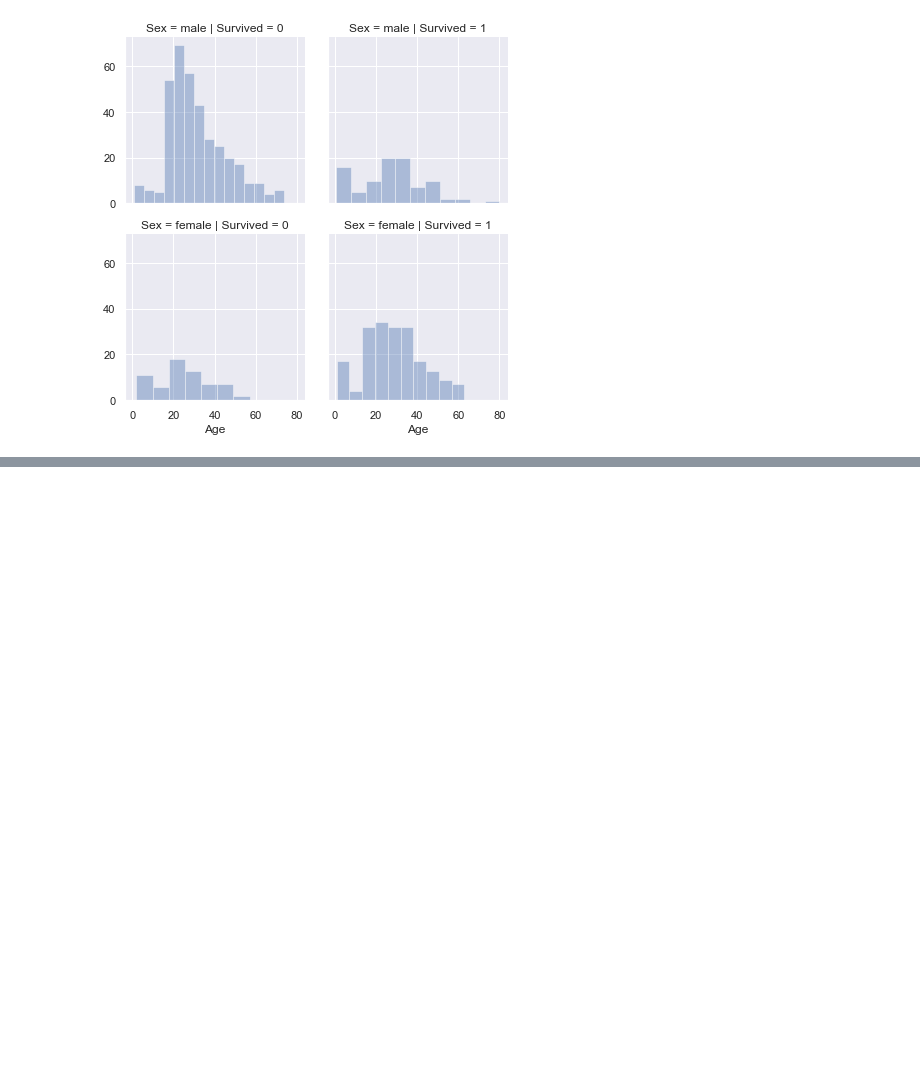
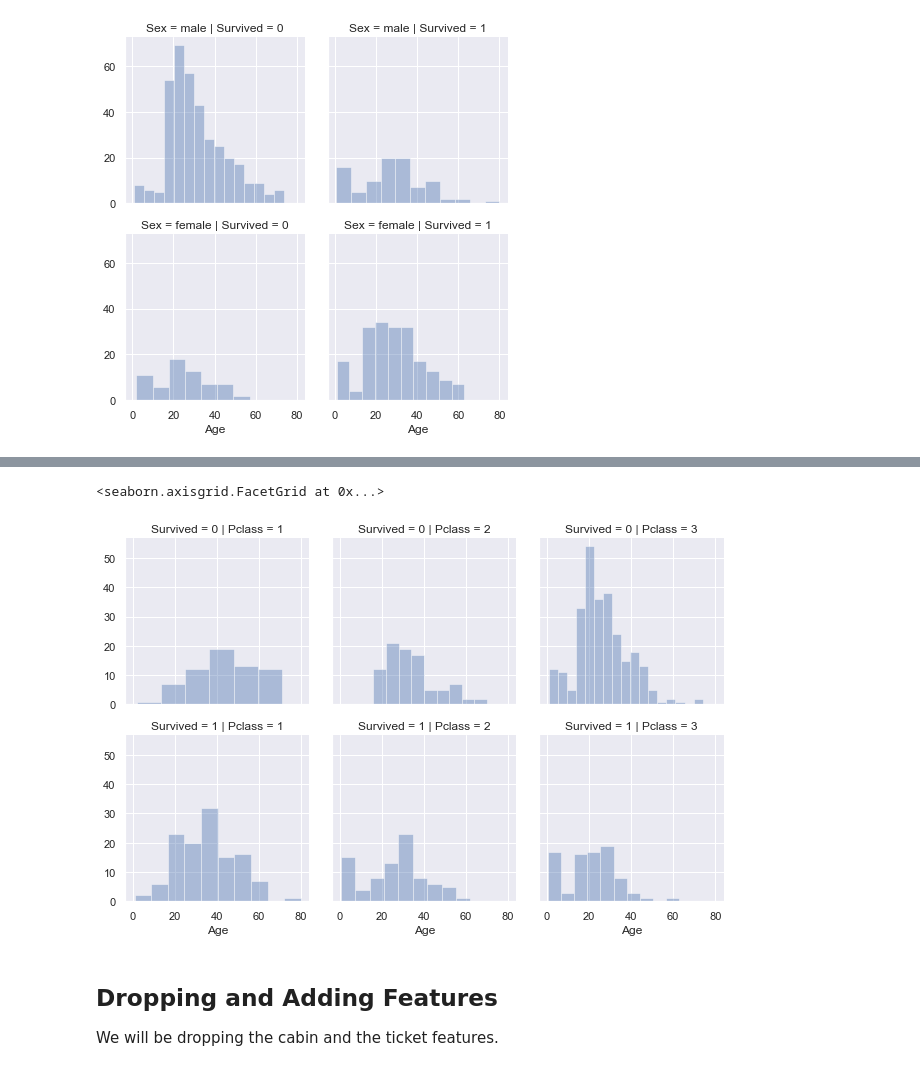
Before and after one commit to JamesLoughridge/titanic, a Jupyter notebook: notebook/exploration.ipynb, the cells around one changed output, grey strips where cells are left out. Drawn from its saved outputs; the diff is of its cells as text; code cells hidden in the pictures; blank space fills up the shorter version.

```diff
--- a/notebook/exploration.ipynb
+++ b/notebook/exploration.ipynb
@@ -118,0 +130,9 @@ h.map(sns.distplot, 'Age', kde=False)
+# %%
+i = sns.FacetGrid(train, row='Survived', col='Pclass')
+i.map(sns.distplot, 'Age', kde=False)
+# %% [output]
+<seaborn.axisgrid.FacetGrid at 0x...>
+[figure, added]
+# %% [markdown]
+## Dropping and Adding Features
+We will be dropping the cabin and the ticket features.
```
Also changed, not shown: parts of 20 cells of this notebook, 5 other files.
